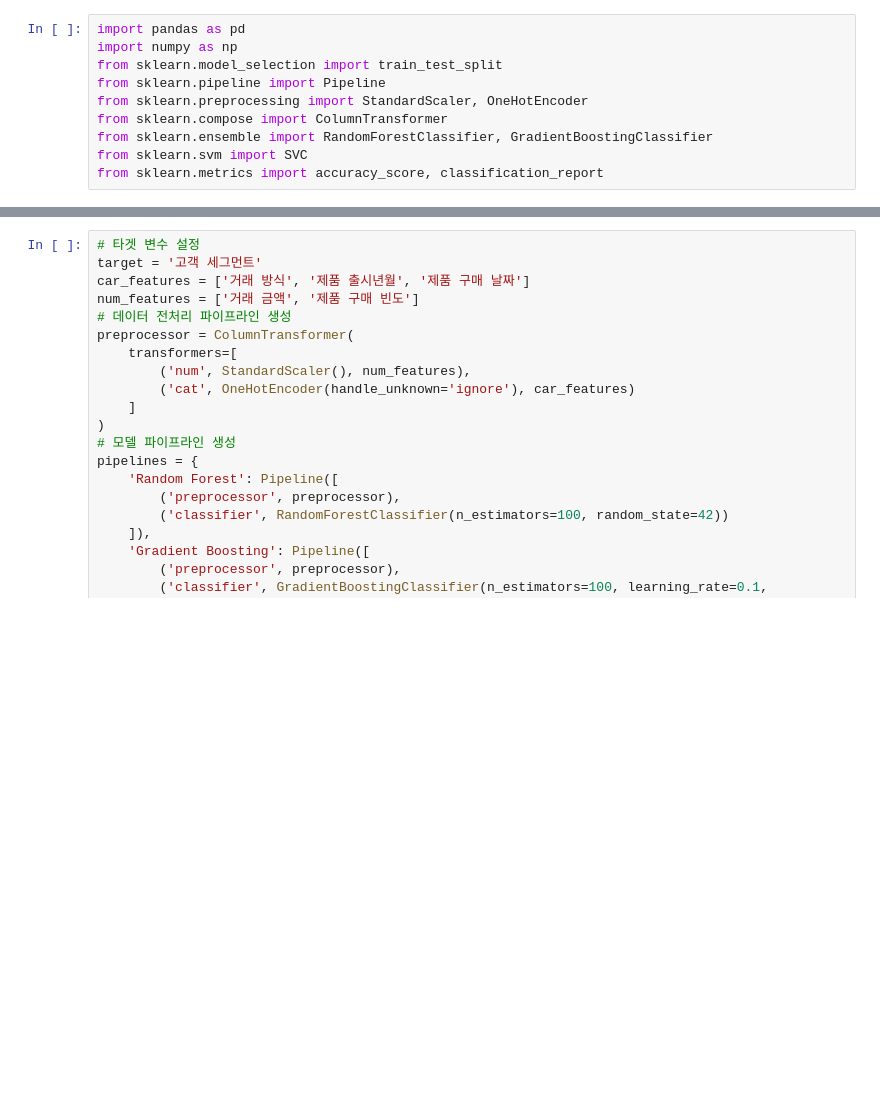
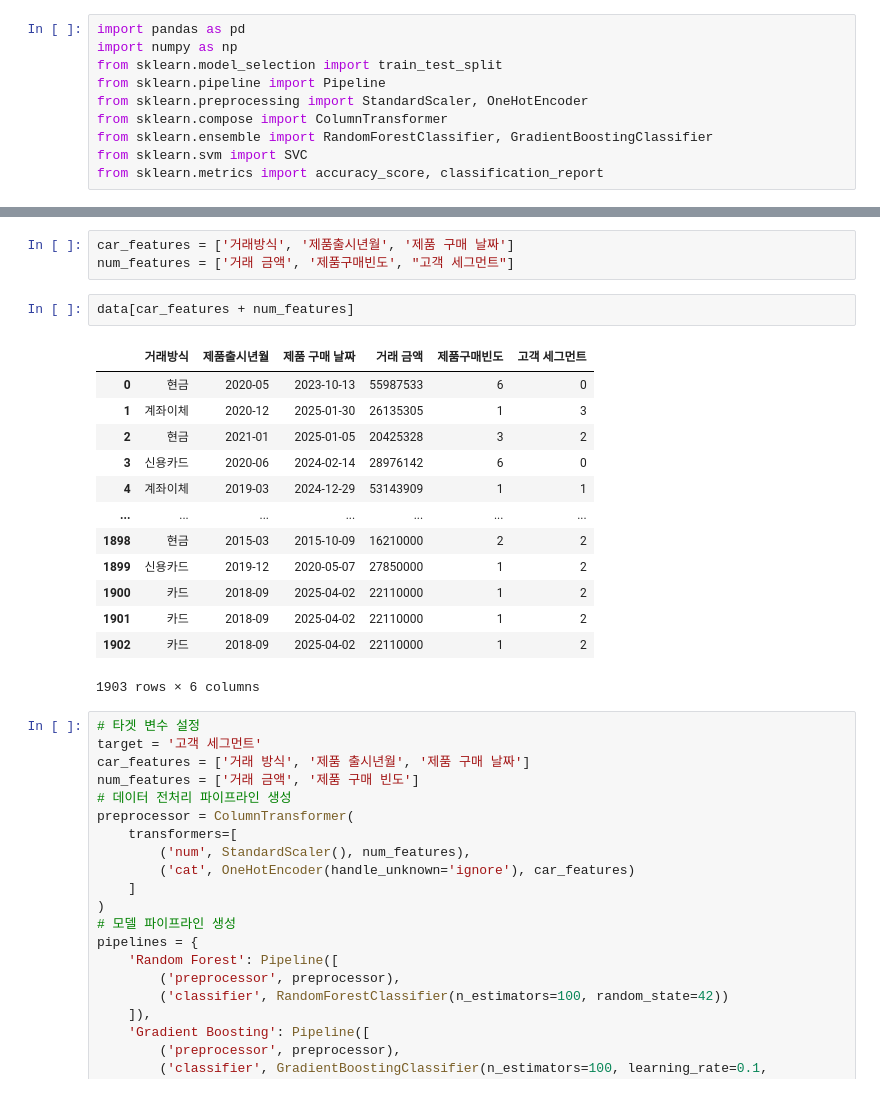
Before and after one commit to Coding-Supremacy/back_office-main, a Jupyter notebook: eungmin/model.ipynb, the cells around one changed output, grey strips where cells are left out. Saved outputs shown, nothing was run; the diff lists cells and outputs as text; blank space fills up the shorter version.

```diff
--- a/eungmin/model.ipynb
+++ b/eungmin/model.ipynb
@@ -811,3 +833,22 @@ data = pd.read_csv("../data/기아_고객_데이터_완성.csv", encoding="utf-8
+# %%
+car_features = ['거래방식', '제품출시년월', '제품 구매 날짜']
+num_features = ['거래 금액', '제품구매빈도', "고객 세그먼트"]
+# %%
+data[car_features + num_features]
+# %% [output]
+|  | 거래방식 | 제품출시년월 | 제품 구매 날짜 | 거래 금액 | 제품구매빈도 | 고객 세그먼트 |
+| 0 | 현금 | 2020-05 | 2023-10-13 | 55987533 | 6 | 0 |
+| 1 | 계좌이체 | 2020-12 | 2025-01-30 | 26135305 | 1 | 3 |
+| 2 | 현금 | 2021-01 | 2025-01-05 | 20425328 | 3 | 2 |
+| 3 | 신용카드 | 2020-06 | 2024-02-14 | 28976142 | 6 | 0 |
+| 4 | 계좌이체 | 2019-03 | 2024-12-29 | 53143909 | 1 | 1 |
+| ... | ... | ... | ... | ... | ... | ... |
+| 1898 | 현금 | 2015-03 | 2015-10-09 | 16210000 | 2 | 2 |
+| 1899 | 신용카드 | 2019-12 | 2020-05-07 | 27850000 | 1 | 2 |
+| 1900 | 카드 | 2018-09 | 2025-04-02 | 22110000 | 1 | 2 |
+| 1901 | 카드 | 2018-09 | 2025-04-02 | 22110000 | 1 | 2 |
+| 1902 | 카드 | 2018-09 | 2025-04-02 | 22110000 | 1 | 2 |
+1903 rows × 6 columns
 # %%
 # 타겟 변수 설정
 target = '고객 세그먼트'
```
Also changed, not shown: parts of 7 cells of this notebook, 2 other files.
